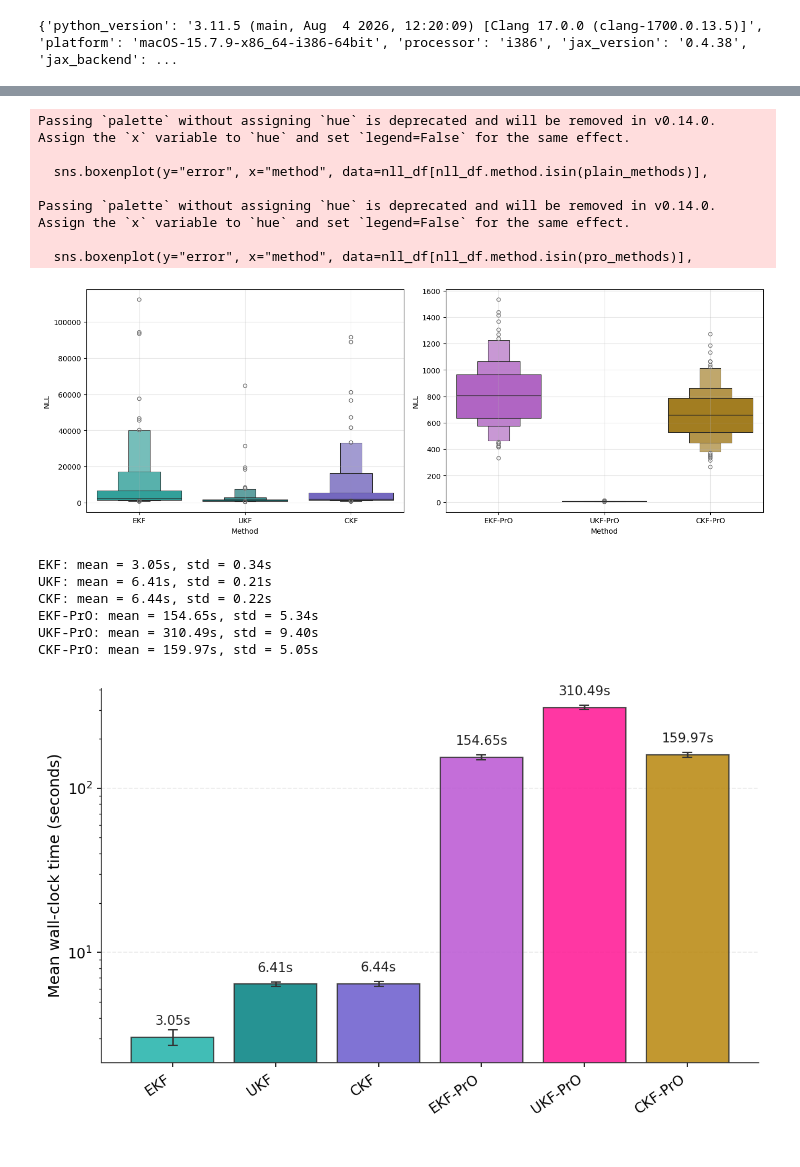
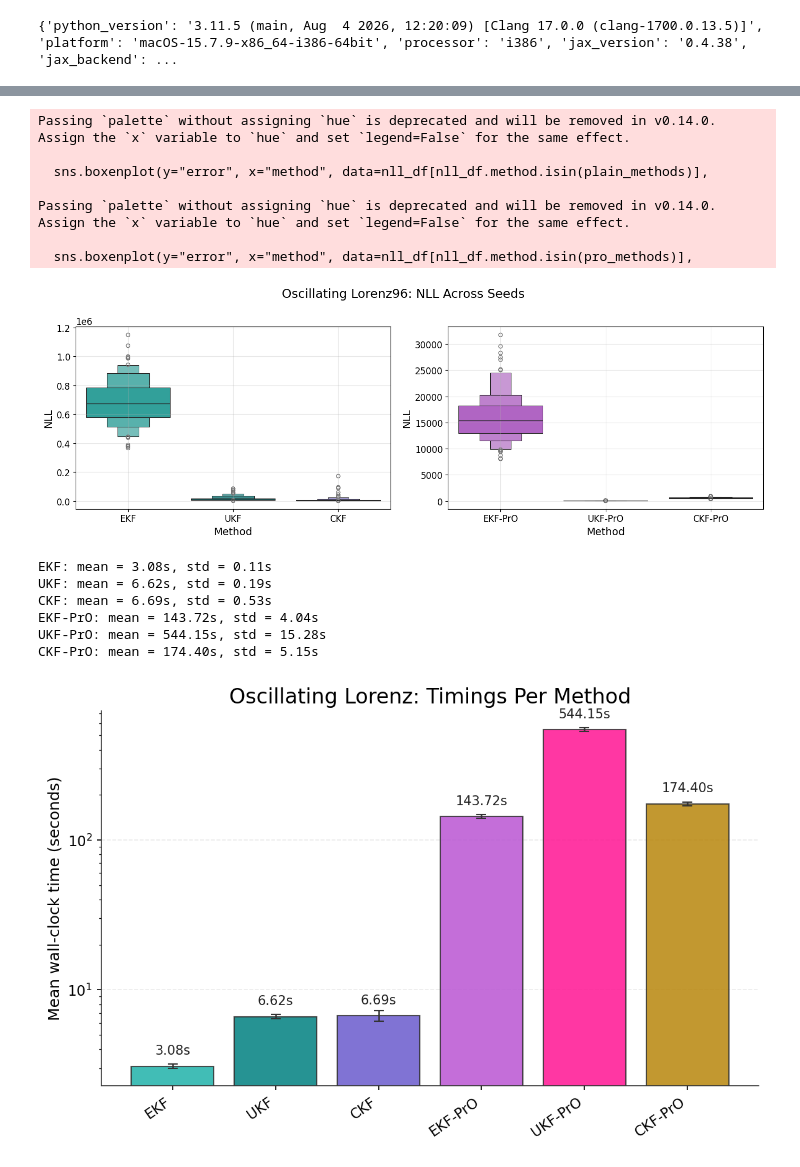
Before and after one commit to dankeann/pro-kalman-filter, a Jupyter notebook: ukf_lorenz_oscillating.ipynb, the cells around one changed output, grey strips where cells are left out. Cells and saved outputs as stored; diff of their text form; code cells hidden in the pictures.

```diff
--- a/ukf_lorenz_oscillating.ipynb
+++ b/ukf_lorenz_oscillating.ipynb
@@ -51,6 +51,17 @@ def solve(ys, dt, N, f):
         ysi = euler_step(ys[i - 1], i, dt, f)
         return ys.at[i].set(ysi)
     return jax.lax.fori_loop(1, N, step, ys)
+# %%
+import matplotlib as mpl
+
+mpl.rcParams.update({
+    "font.size": 14,
+    "axes.titlesize": 16,
+    "axes.labelsize": 14,
+    "xtick.labelsize": 12,
+    "ytick.labelsize": 12,
+    "legend.fontsize": 12,
+})
 # %%
 def get_environment_info():
     return {
@@ -75,6 +86,9 @@ F = 8.0
 n_hidden = 2
 transition_prob = 0.995
 observation_covariance = 5.0
+
+omega = 10.0
+A = 2.0
 
 @partial(jax.vmap, in_axes=(None, 0, None))
 def fcoord(x, k, D):
@@ -102,7 +116,7 @@ def generate_data(seed):
         logits = jnp.log(probabilities)
         regime_next = jax.random.categorical(key_regime, logits)
         ixs = jnp.arange(D)
-        xdot = fcoord(x, ixs, D) + phi_hidden[:, regime_next]
+        xdot = fcoord(x, ixs, D) + phi_hidden[:, regime_next] + A * jnp.sin(omega * x)
         return xdot, regime_next
 
     x0 = jax.random.normal(key_init, (D,))
@@ -122,7 +136,7 @@ def latent_fn(x):
     @jax.jit
     def f(x, t, _):
         ixs = jnp.arange(D)
-        return fcoord(x, ixs, D) + 0.01 * jnp.sin(100 * x)
+        return fcoord(x, ixs, D) + A * jnp.sin(omega * x)
     return euler_step(x, 0, dt, f)
 
 def obs_fn(x, _):
@@ -163,14 +177,15 @@ def run_all_filters(xs, ys, x_init):
         init_bel = agent.init_bel(x_init, cov=1.0)
         filterfn = partial(agent.scan, callback_fn=get_mean_and_cov)
         _, (hist, hist_cov) = filterfn(init_bel, ys, jnp.ones(nsteps))
+        hist.block_until_ready()
+        hist_cov.block_until_ready()
+        method_time = time.time() - t0_method
 
         if not jnp.all(jnp.isfinite(hist)):
             print(f"WARNING: non-finite values for method {method}")
 
         mse = jnp.sum(jnp.square(hist - xs))
         nll_per_step = jax.vmap(nll_step)(xs, hist, hist_cov)
-
-        method_time = time.time() - t0_method
 
         results[method] = {
             "mse": float(mse),
@@ -183,11 +198,11 @@ def run_all_filters(xs, ys, x_init):
 seed_list = list(range(1, 101))
 
 results_file = "lorenz_oscillating_results.pkl"
-all_results = {} #pickle.load(open(results_file, "rb")) if os.path.exists(results_file) else {}
+all_results = pickle.load(open(results_file, "rb")) if os.path.exists(results_file) else {}
 
 for seed in tqdm(seed_list):
-    #if seed in all_results:
-        #continue
+    if seed in all_results:
+        continue
 
     t0 = time.time()
     xs_s, ys_s, x_init_s = generate_data(seed)
@@ -319,6 +334,8 @@ axes[1].set_ylabel("NLL")
 axes[1].set_xlabel("Method")
 axes[1].grid(alpha=0.3)
 
+fig.suptitle("Oscillating Lorenz96: NLL Across Seeds")
+
 plt.tight_layout()
 plt.savefig("lorenz_oscillating_nll2.pdf")
 plt.show()
@@ -330,7 +347,7 @@ Passing `palette` without assigning `hue` is deprecated and will be removed in v
 Passing `palette` without assigning `hue` is deprecated and will be removed in v0.14.0. Assign the `x` variable to `hue` and set `legend=False` for the same effect.
 
   sns.boxenplot(y="error", x="method", data=nll_df[nll_df.method.isin(pro_methods)],
-[figure, old version]
+[figure, new version]
 # %%
 methods = ["EKF", "UKF", "CKF", "EKF-PrO", "UKF-PrO", "CKF-PrO"]
 
@@ -341,12 +358,12 @@ for m in methods:
     else:
         print(f"{m}: no per-method timing recorded")
 # %% [output]
-EKF: mean = 3.05s, std = 0.34s
-UKF: mean = 6.41s, std = 0.21s
-CKF: mean = 6.44s, std = 0.22s
-EKF-PrO: mean = 154.65s, std = 5.34s
-UKF-PrO: mean = 310.49s, std = 9.40s
-CKF-PrO: mean = 159.97s, std = 5.05s
+EKF: mean = 3.08s, std = 0.11s
+UKF: mean = 6.62s, std = 0.19s
+CKF: mean = 6.69s, std = 0.53s
+EKF-PrO: mean = 143.72s, std = 4.04s
+UKF-PrO: mean = 544.15s, std = 15.28s
+CKF-PrO: mean = 174.40s, std = 5.15s
 # %%
 import matplotlib as mpl
 
@@ -374,34 +391,35 @@ fig, ax = plt.subplots(figsize=(8, 5), dpi=150)
 
 bars = ax.bar(
     methods, means, yerr=stds, capsize=4,
     color=[cmap[m] for m in methods], alpha=0.85,
     edgecolor="#333333", linewidth=1.0,
     error_kw=dict(elinewidth=1.2, ecolor="#333333"),
 )
 
 ax.set_ylabel("Mean wall-clock time (seconds)", fontsize=12)
 ax.set_yscale("log")
 ax.grid(alpha=0.25, axis='y', linestyle='--')
 ax.set_axisbelow(True)
 ax.tick_params(axis='x', rotation=35, labelsize=11)
 ax.tick_params(axis='y', labelsize=11)
 for label in ax.get_xticklabels():
     label.set_ha('right')
 
 # Value labels above each bar
 for bar, mean in zip(bars, means):
     ax.text(
         bar.get_x() + bar.get_width() / 2,
         bar.get_height() * 1.15,
         f"{mean:.2f}s",
         ha='center', va='bottom', fontsize=10, color="#222222",
     )
 
 plt.tight_layout()
+plt.title("Oscillating Lorenz: Timings Per Method")
 plt.savefig("lorenz_oscillating_timing.pdf", bbox_inches='tight', dpi=300)
 plt.show()
 # %% [output]
-[figure, old version]
+[figure, new version]
 # %%
 pro_methods = ["EKF-PrO", "UKF-PrO", "CKF-PrO"]
 
```
Also changed, not shown: parts of 7 cells of this notebook, 6 other files.
